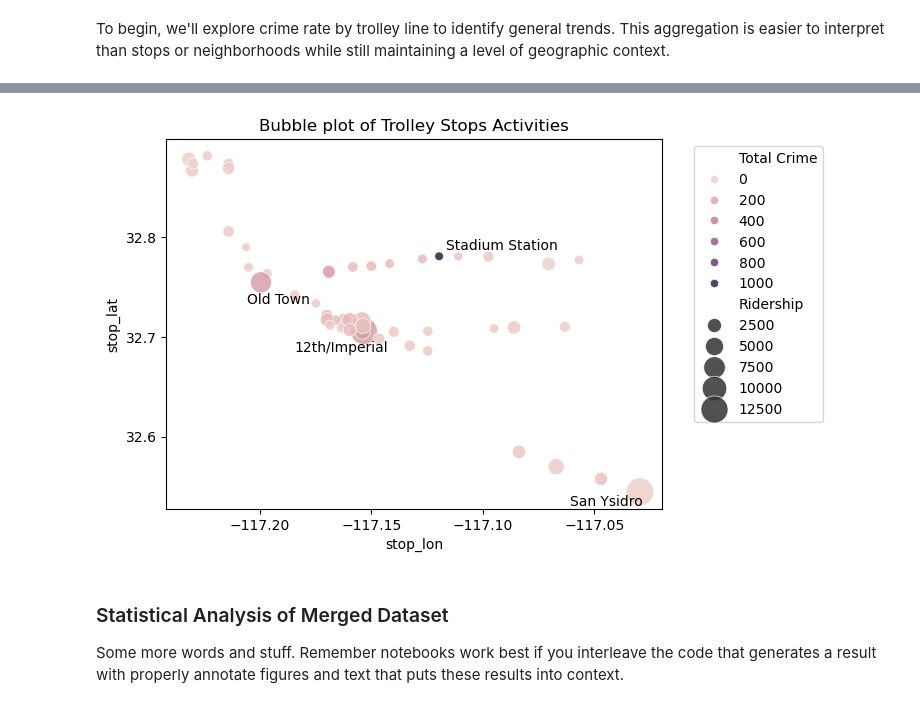
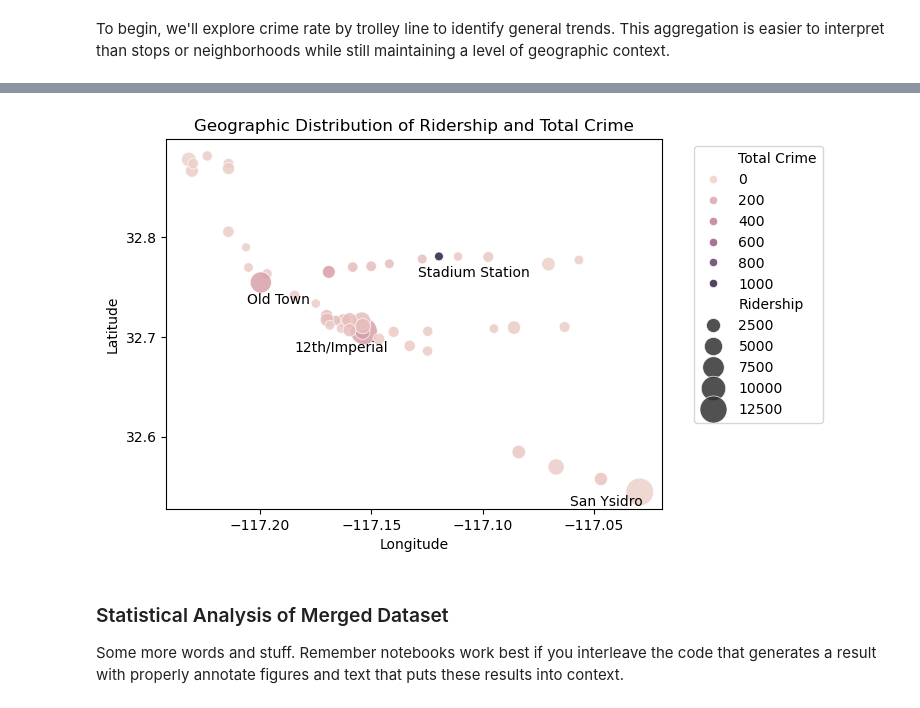
Before and after one commit to COGS108/Group022_WI26, a Jupyter notebook: 03-FinalProject.ipynb, the cells around one changed output, grey strips where cells are left out. Saved outputs shown, nothing was run; the diff lists cells and outputs as text; code cells hidden in the pictures.

```diff
--- a/03-FinalProject.ipynb
+++ b/03-FinalProject.ipynb
@@ -477,8 +483,8 @@ tba
 # %%
-df = pd.read_csv('data/02-processed/final_transit_crime_data_cleaned.csv')
+eda_df = pd.read_csv('data/02-processed/final_transit_crime_data_cleaned.csv')
 c_lines = {'Blue':'tab:blue', 'Green':'tab:green', 'Orange':'tab:orange'}
 crime_cols = ['Simple Assault', 'Robbery', 'Larceny', 'Motor Vehicle Theft', 'Vandalism', 'Drug/Narcotic Offenses']
-df['Total Crime'] = df[crime_cols].sum(axis=1)
+eda_df['Total Crime'] = eda_df[crime_cols].sum(axis=1)
 # %% [markdown]
 To begin, we'll explore crime rate by trolley line to identify general trends. This aggregation is easier to interpret than stops or neighborhoods while still maintaining a level of geographic context.
 # %%
@@ -531,16 +529,18 @@ Name: 24, dtype: object
 # %%
-map_df = df.groupby(['Station', 'stop_lat', 'stop_lon'])[['Ridership', 'Total Crime']].mean().reset_index()
+map_df = eda_df.groupby(['Station', 'stop_lat', 'stop_lon'])[['Ridership', 'Total Crime']].mean().reset_index()
 
 sns.scatterplot(map_df, x='stop_lon', y='stop_lat', size='Ridership', sizes=(40, 400), hue='Total Crime', alpha=0.85)
 plt.legend(loc='upper left', bbox_to_anchor=(1.05, 1.))
 plt.locator_params(axis='both', nbins=7)
-plt.title('Bubble plot of Trolley Stops Activities')
+plt.title('Geographic Distribution of Ridership and Total Crime')
+plt.xlabel('Longitude')
+plt.ylabel('Latitude')
 
-xy_pos = {'Stadium Station':(5, 5), 'Old Town':(-10, -15), '12th/Imperial':(-50, -15), 'San Ysidro':(-50, -10)}
+xy_pos = {'Stadium Station':(-15, -15), 'Old Town':(-10, -15), '12th/Imperial':(-50, -15), 'San Ysidro':(-50, -10)}
 for _, row in map_df[map_df['Station'].isin(xy_pos.keys())].iterrows():
     plt.annotate(row['Station'], (row['stop_lon'], row['stop_lat']), xytext=xy_pos[row['Station']], textcoords='offset points')
 # %% [output]
-[figure, old version]
+[figure, new version]
 # %% [markdown]
 ### Statistical Analysis of Merged Dataset
 
```
Also changed, not shown: parts of 18 cells of this notebook.
